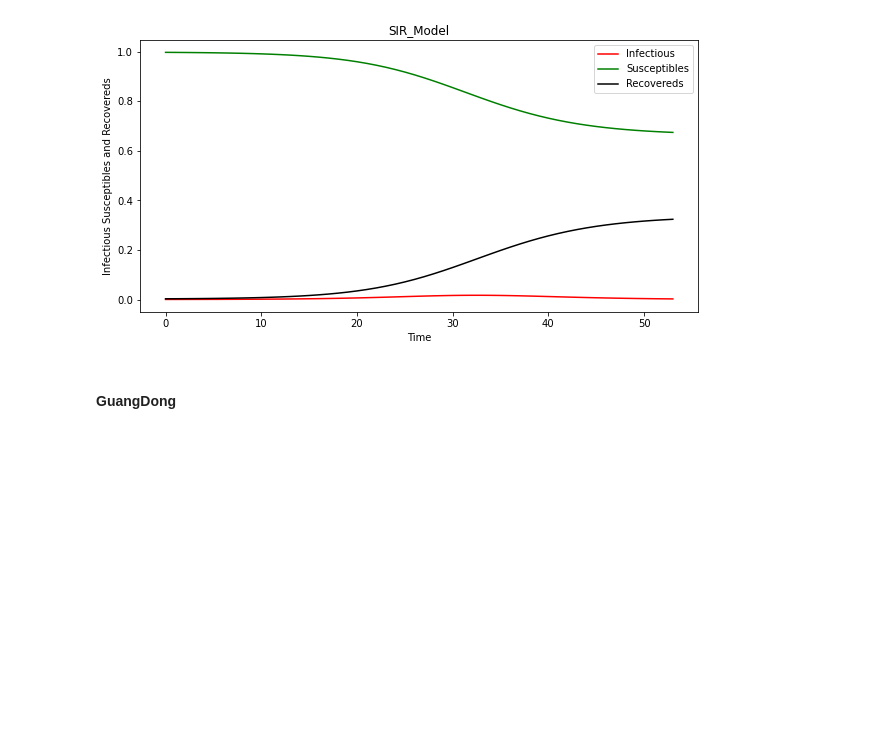
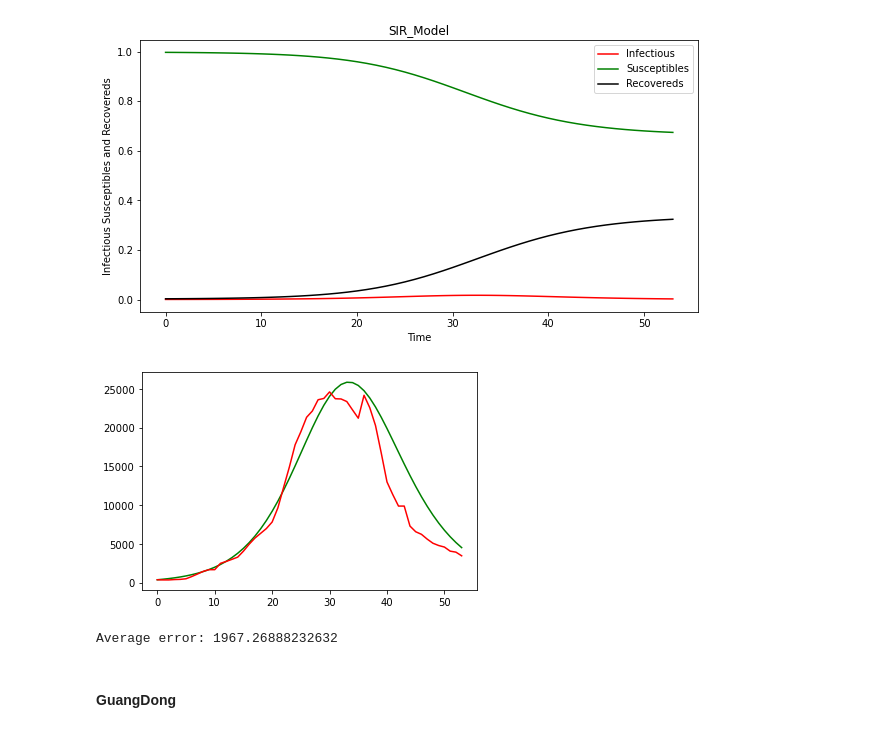
Before and after one commit to ObsisMc/Covid-19-Analysis, a Jupyter notebook: model/SIR/eval.ipynb, the cells around one changed output. Saved outputs shown, nothing was run; the diff lists cells and outputs as text; code cells hidden in the pictures; blank space fills up the shorter version.

```diff
--- a/model/SIR/eval.ipynb
+++ b/model/SIR/eval.ipynb
@@ -81,6 +81,10 @@ def init_params(city, population_ceof, start_day=0, population_path="../../datas
     I0 = I0_num / all_num
     r0 = r0_num / all_num
     return all_num, S0_num, I0_num, r0_num, S0, I0, r0
+# %%
+def eval(pred, test):
+    diff = np.abs(pred - test)
+    return np.sum(diff)/ diff.shape[0]
 # %%
 def show_predict(data, all_num, end_day, start_day, S0, I0, beta, gamma):
     sir = SIR(S0=S0, I0=I0, beta=beta, gamma=gamma)
@@ -121,6 +127,11 @@ sh_sir, sh_pred = show_predict(sh_data, all_sh, sh_end, sh_start_day, S0, I0, 1,
 sh_sir.show(sh_pred, figsize=(10, 5))
 # %% [output]
 [figure]
+# %%
+show_predict(sh_data, all_sh, sh_end, sh_start_day, S0, I0, 1, 0.827);
+# %% [output]
+[figure, added]
+Average error: 1967.26888232632
 # %% [markdown]
 #### GuangDong
 # %%
```
Also changed, not shown: parts of 7 cells of this notebook, 3 other files.
